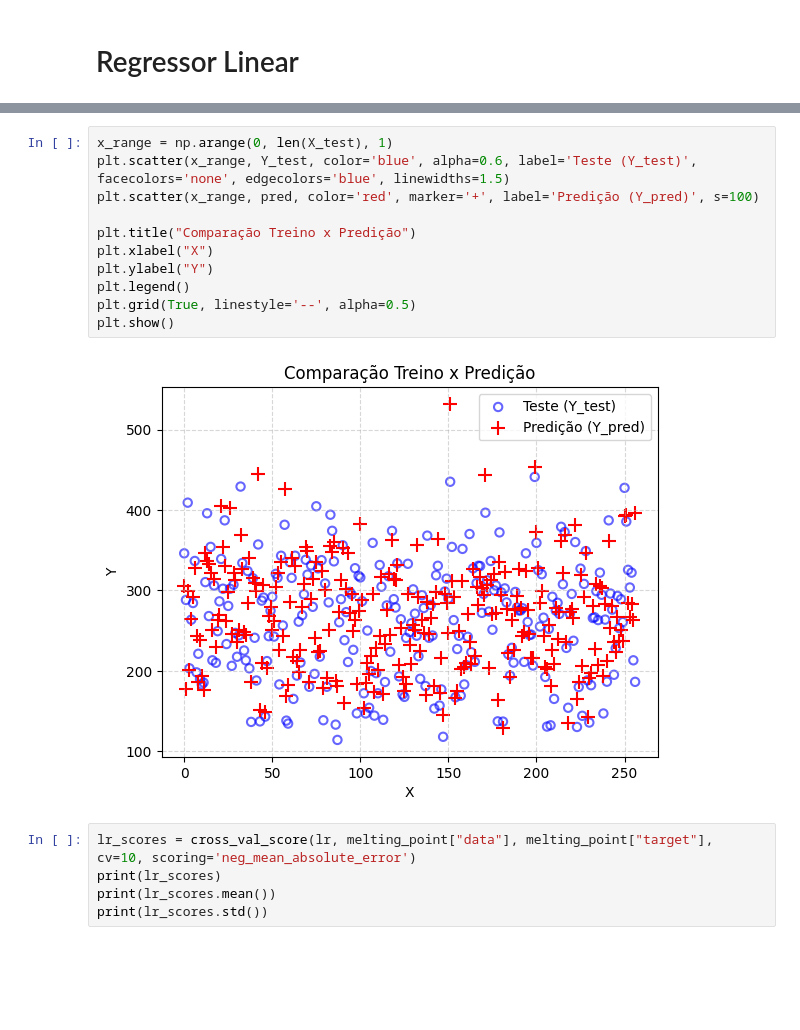
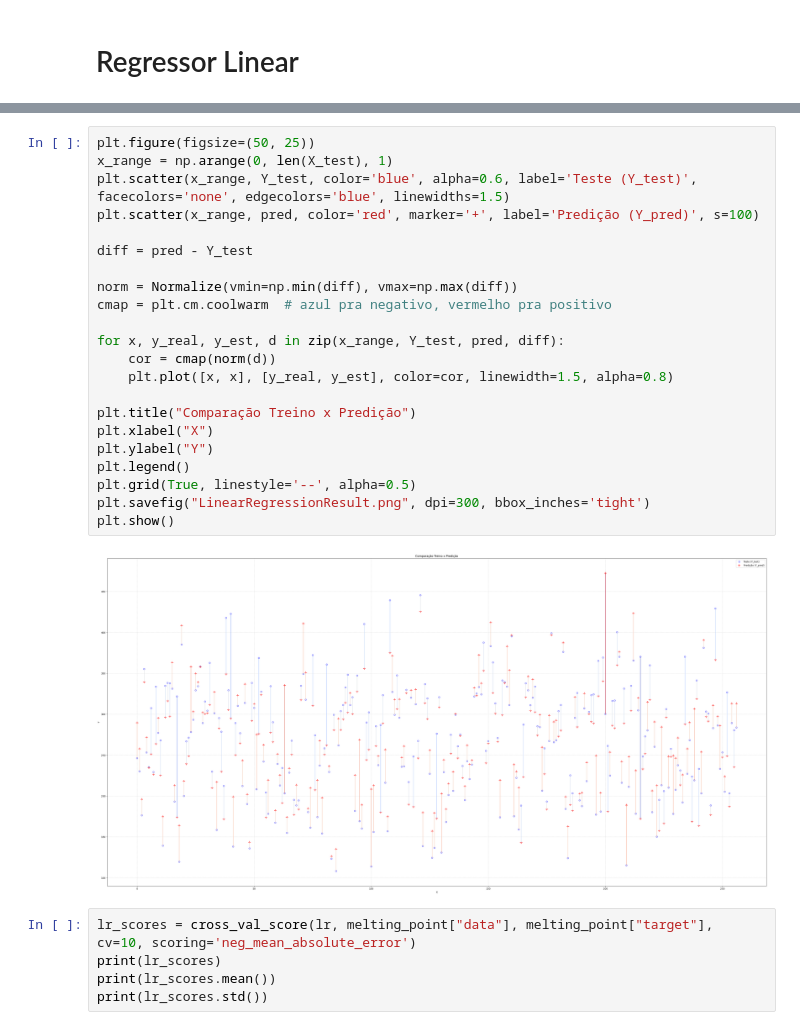
Before and after one commit to Professor-Augusto-Baffa/t1-an-lise-explorat-ria-e-aprendizado-supervisionado-toderretendosocorro, a Jupyter notebook: RegressaoLinear.ipynb, the cells around one changed output, grey strips where cells are left out. Drawn from its saved outputs; the diff is of its cells as text; blank space fills up the shorter version.

Commit message:
Atualizado gráfico de resultado de predição e geração de pngs

```diff
--- a/RegressaoLinear.ipynb
+++ b/RegressaoLinear.ipynb
@@ -31,16 +32,27 @@ Mean Absolute error: 31.599411178925493
 # %%
+plt.figure(figsize=(50, 25))
 x_range = np.arange(0, len(X_test), 1)
 plt.scatter(x_range, Y_test, color='blue', alpha=0.6, label='Teste (Y_test)', facecolors='none', edgecolors='blue', linewidths=1.5)
 plt.scatter(x_range, pred, color='red', marker='+', label='Predição (Y_pred)', s=100)
+
+diff = pred - Y_test
+
+norm = Normalize(vmin=np.min(diff), vmax=np.max(diff))
+cmap = plt.cm.coolwarm  # azul pra negativo, vermelho pra positivo
+
+for x, y_real, y_est, d in zip(x_range, Y_test, pred, diff):
+    cor = cmap(norm(d))
+    plt.plot([x, x], [y_real, y_est], color=cor, linewidth=1.5, alpha=0.8)
 
 plt.title("Comparação Treino x Predição")
 plt.xlabel("X")
 plt.ylabel("Y")
 plt.legend()
 plt.grid(True, linestyle='--', alpha=0.5)
+plt.savefig("LinearRegressionResult.png", dpi=300, bbox_inches='tight')
 plt.show()
 # %% [output]
-[figure, old version]
+[figure, new version]
 # %%
 lr_scores = cross_val_score(lr, melting_point["data"], melting_point["target"], cv=10, scoring='neg_mean_absolute_error')
 print(lr_scores)
```
Also changed, not shown: parts of 18 cells of this notebook, 6 other files.
